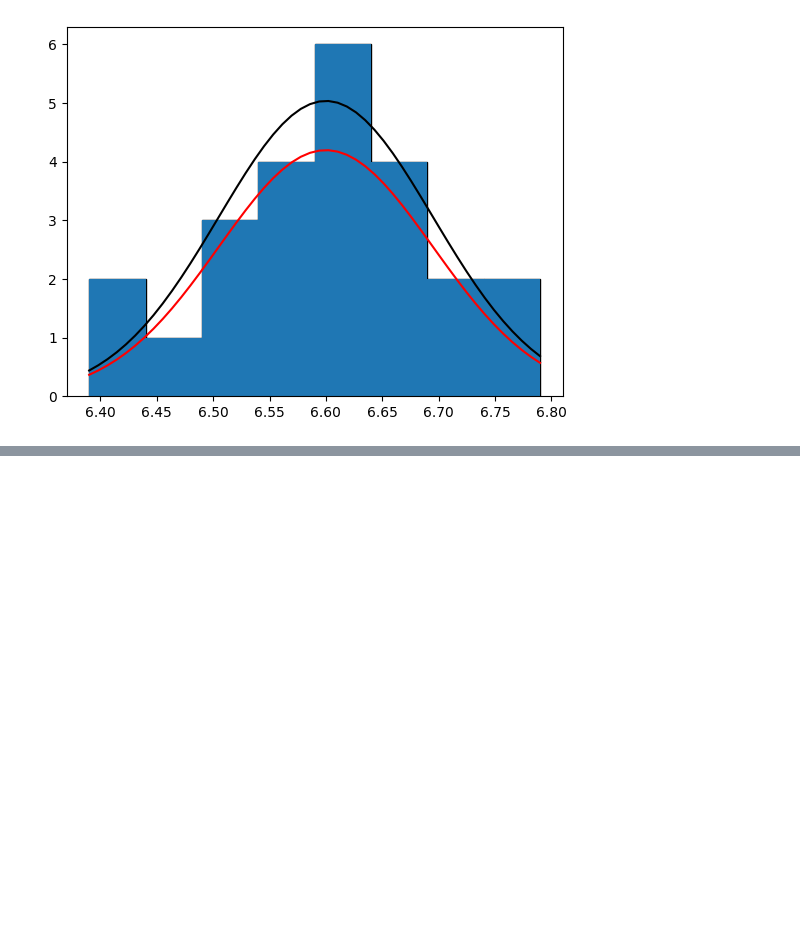
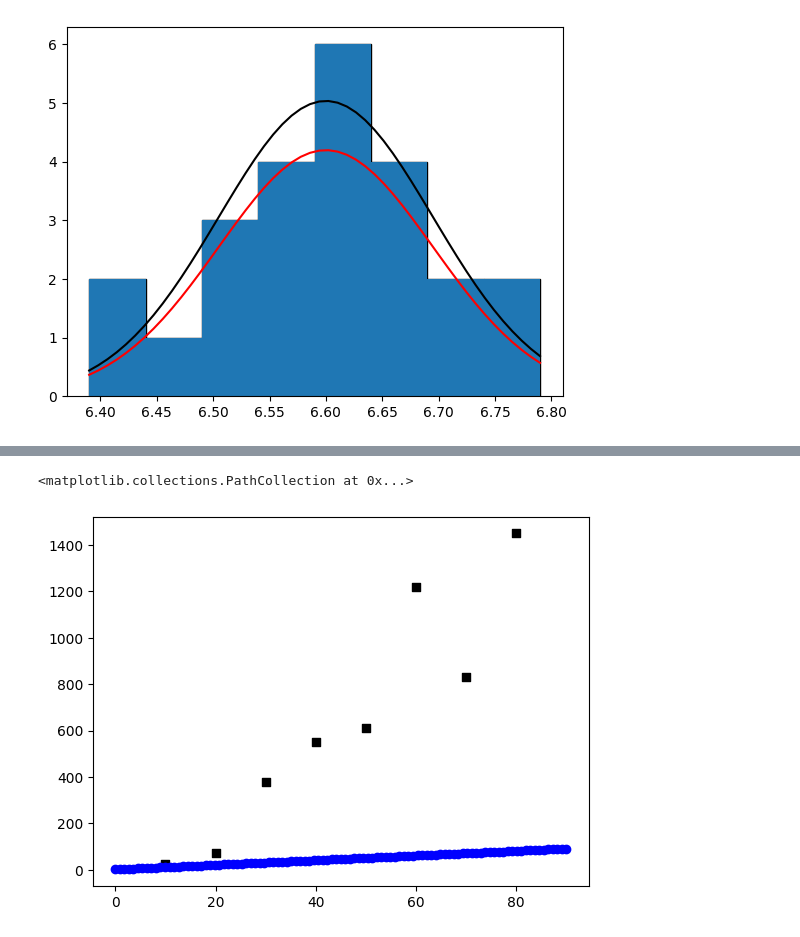
Before and after one commit to shinhookang/course305, a Jupyter notebook: 13_Regression.ipynb, the cells around one changed output, grey strips where cells are left out. Cells and saved outputs as stored; diff of their text form; code cells hidden in the pictures; blank space fills up the shorter version.

```diff
--- a/13_Regression.ipynb
+++ b/13_Regression.ipynb
@@ -141,0 +200,12 @@ biased sample std =  0.09508767883730615
+# %%
+# Find a0 and a1 for yhat = a0 + a1*xhat
+a0 = 1.
+a1 = 1.
+xhat = np.linspace(0,90,101)
+yhat = a0 + a1 * xhat
+
+plt.scatter(xi,yi,c='k',marker='s')
+plt.scatter(xhat,yhat,c='b')
+# %% [output]
+<matplotlib.collections.PathCollection at 0x...>
+[figure, added]
```
Also changed, not shown: parts of 8 cells of this notebook.
